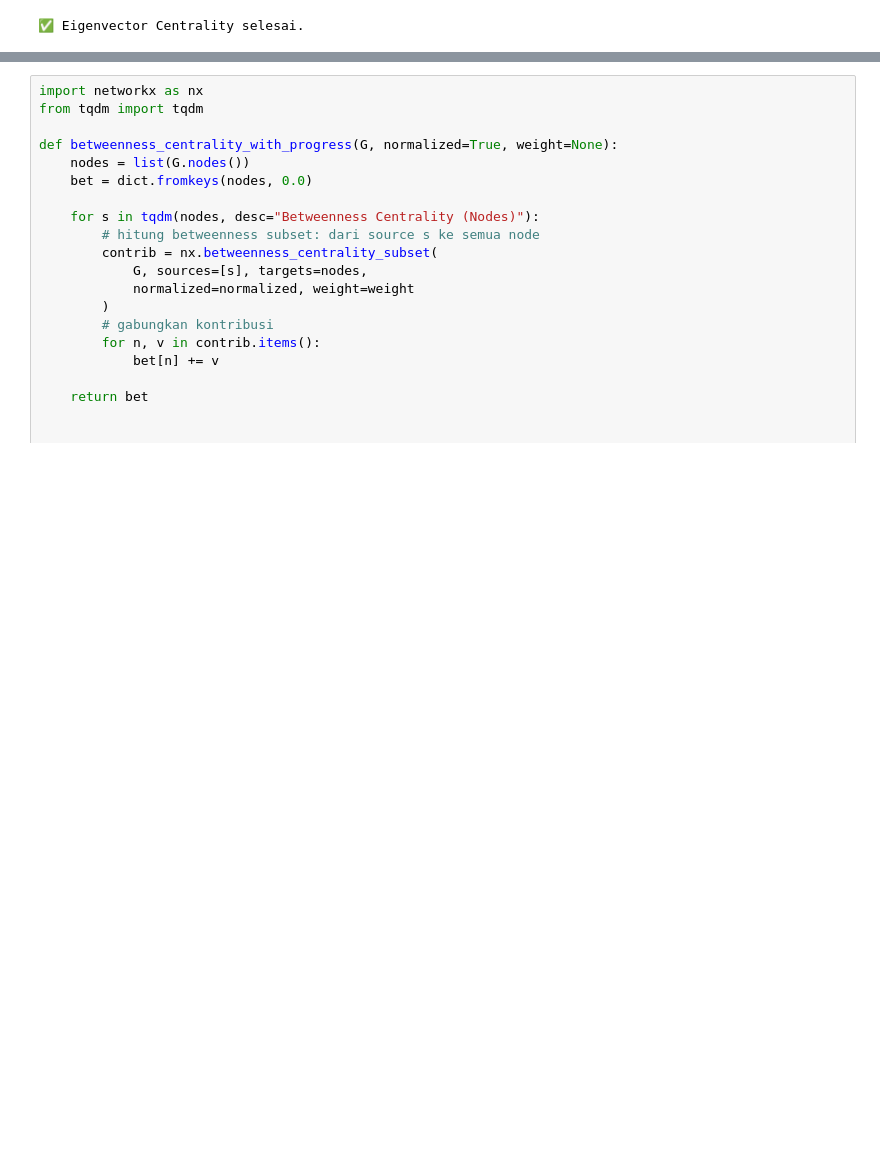
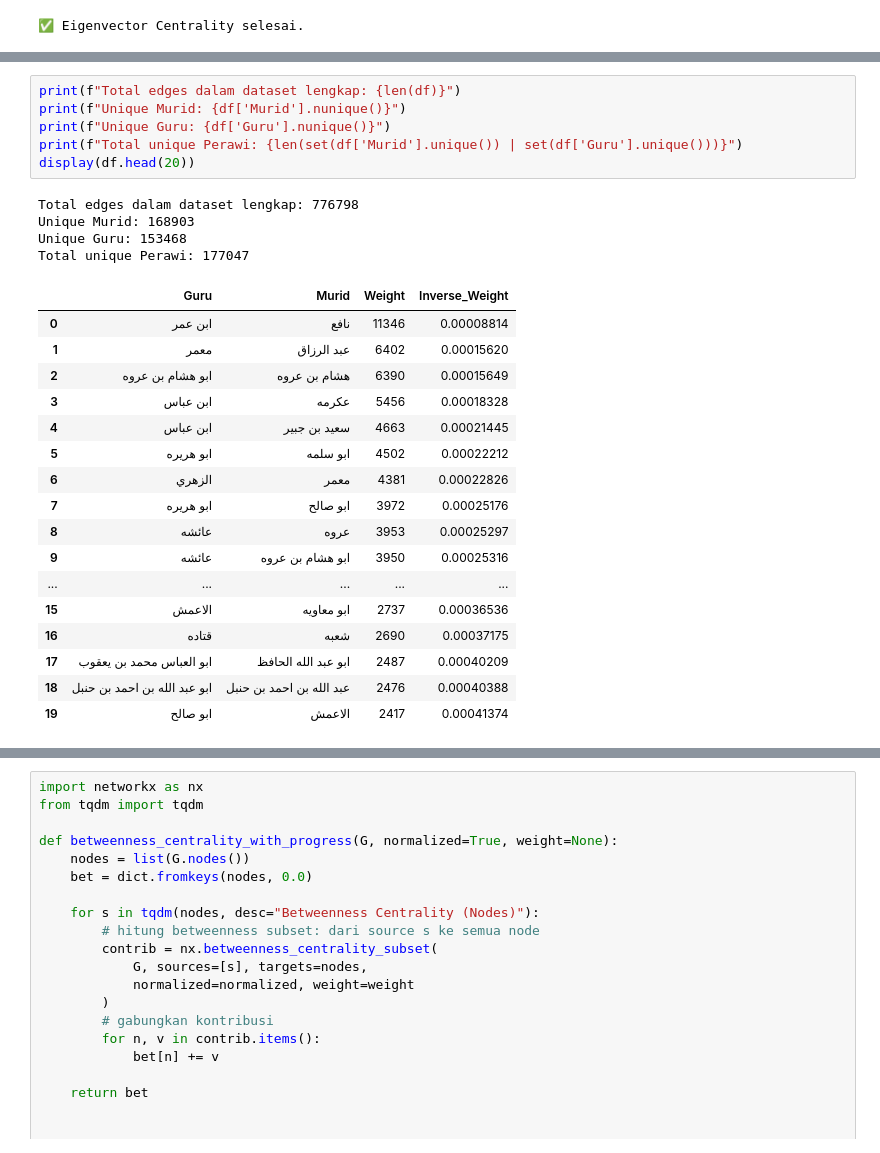
Before and after one commit to Nazrililham090805/sanad-hadith, a Jupyter notebook: src/NetworkX.ipynb, the cells around one changed output, grey strips where cells are left out. Drawn from its saved outputs; the diff is of its cells as text; blank space fills up the shorter version.

```diff
--- a/src/NetworkX.ipynb
+++ b/src/NetworkX.ipynb
@@ -158,0 +181,28 @@ Jumlah edge : 40000
+# %%
+print(f"Total edges dalam dataset lengkap: {len(df)}")
+print(f"Unique Murid: {df['Murid'].nunique()}")
+print(f"Unique Guru: {df['Guru'].nunique()}")
+print(f"Total unique Perawi: {len(set(df['Murid'].unique()) | set(df['Guru'].unique()))}")
+display(df.head(20))
+# %% [output]
+Total edges dalam dataset lengkap: 776798
+Unique Murid: 168903
+Unique Guru: 153468
+Total unique Perawi: 177047
+|  | Guru | Murid | Weight | Inverse_Weight |
+| 0 | ابن عمر | نافع | 11346 | 0.00008814 |
+| 1 | معمر | عبد الرزاق | 6402 | 0.00015620 |
+| 2 | ابو هشام بن عروه | هشام بن عروه | 6390 | 0.00015649 |
+| 3 | ابن عباس | عكرمه | 5456 | 0.00018328 |
+| 4 | ابن عباس | سعيد بن جبير | 4663 | 0.00021445 |
+| 5 | ابو هريره | ابو سلمه | 4502 | 0.00022212 |
+| 6 | الزهري | معمر | 4381 | 0.00022826 |
+| 7 | ابو هريره | ابو صالح | 3972 | 0.00025176 |
+| 8 | عائشه | عروه | 3953 | 0.00025297 |
+| 9 | عائشه | ابو هشام بن عروه | 3950 | 0.00025316 |
+| ... | ... | ... | ... | ... |
+| 15 | الاعمش | ابو معاويه | 2737 | 0.00036536 |
+| 16 | قتاده | شعبه | 2690 | 0.00037175 |
+| 17 | ابو العباس محمد بن يعقوب | ابو عبد الله الحافظ | 2487 | 0.00040209 |
+| 18 | ابو عبد الله بن احمد بن حنبل | عبد الله بن احمد بن حنبل | 2476 | 0.00040388 |
+| 19 | ابو صالح | الاعمش | 2417 | 0.00041374 |
```
Also changed, not shown: parts of 22 cells of this notebook, 2 other files.
